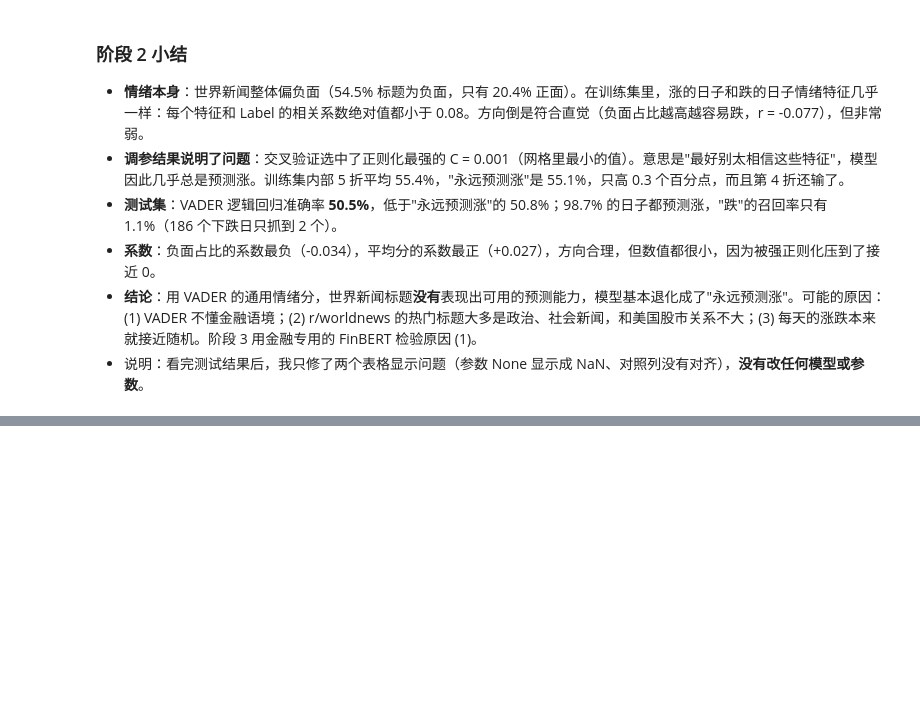
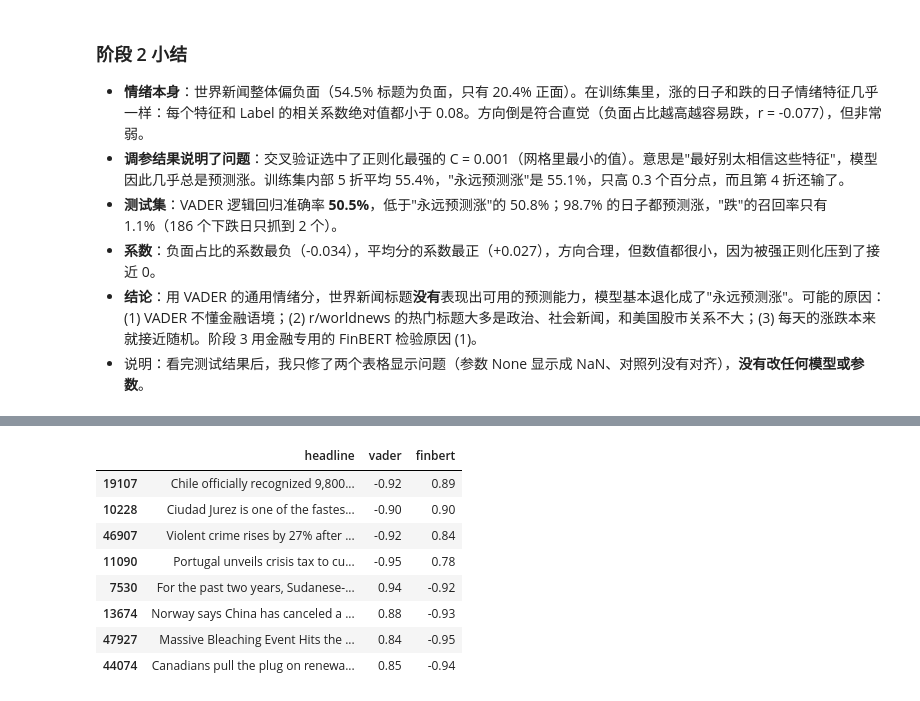
Before and after one commit to matheason/news-vs-dow, a Jupyter notebook: notebooks/main.ipynb, the cells around one changed output, grey strips where cells are left out. Cells and saved outputs as stored; diff of their text form; code cells hidden in the pictures; blank space fills up the shorter version.

```diff
--- a/notebooks/main.ipynb
+++ b/notebooks/main.ipynb
@@ -357,0 +387,11 @@ coef.round(4).to_frame("系数")
+# %%
+# 把 FinBERT 结果和 VADER 结果按 (日期, 排名) 对齐
+vader_long = vader.assign(Date=news["Date"]).melt(id_vars="Date", var_name="rank", value_name="vader")
+vader_long["rank"] = vader_long["rank"].str.replace("Top", "").astype(int)
+cmp = fb_long.merge(vader_long, on=["Date", "rank"])
+cmp["vader_label"] = pd.cut(cmp["vader"], [-1.01, -0.05, 0.05 - 1e-9, 1.01],
+                            labels=["negative", "neutral", "positive"])
+
+print(f"单条标题情绪分的相关系数（FinBERT vs VADER）: {cmp['score'].corr(cmp['vader']):.3f}")
+print(f"三分类标签一致的比例: {(cmp['label'] == cmp['vader_label'].astype(str)).mean():.1%}")
+pd.crosstab(cmp["vader_label"], cmp["label"], normalize="index").round(3).rename_axis(index="VADER ↓ / FinBERT →")
@@ -357,0 +406,18 @@ coef.round(4).to_frame("系数")
+# %%
+# 分歧最大的例子：一个说很正面、另一个说很负面
+flat_headlines = news.melt(id_vars="Date", value_vars=du.HEADLINE_COLS, var_name="rank", value_name="headline")
+flat_headlines["rank"] = flat_headlines["rank"].str.replace("Top", "").astype(int)
+cmp = cmp.merge(flat_headlines, on=["Date", "rank"])
+cmp["gap"] = cmp["score"] - cmp["vader"]
+show = ["headline", "vader", "score"]
+pd.concat([cmp.nlargest(4, "gap")[show], cmp.nsmallest(4, "gap")[show]]).round(2).rename(columns={"score": "finbert"})
+# %% [output]
+|  | headline | vader | finbert |
+| 19107 | Chile officially recognized 9,800... | -0.92 | 0.89 |
+| 10228 | Ciudad Jurez is one of the fastes... | -0.90 | 0.90 |
+| 46907 | Violent crime rises by 27% after ... | -0.92 | 0.84 |
+| 11090 | Portugal unveils crisis tax to cu... | -0.95 | 0.78 |
+| 7530 | For the past two years, Sudanese-... | 0.94 | -0.92 |
+| 13674 | Norway says China has canceled a ... | 0.88 | -0.93 |
+| 47927 | Massive Bleaching Event Hits the ... | 0.84 | -0.95 |
+| 44074 | Canadians pull the plug on renewa... | 0.85 | -0.94 |
```
Also changed, not shown: parts of 20 cells of this notebook, 9 other files.
